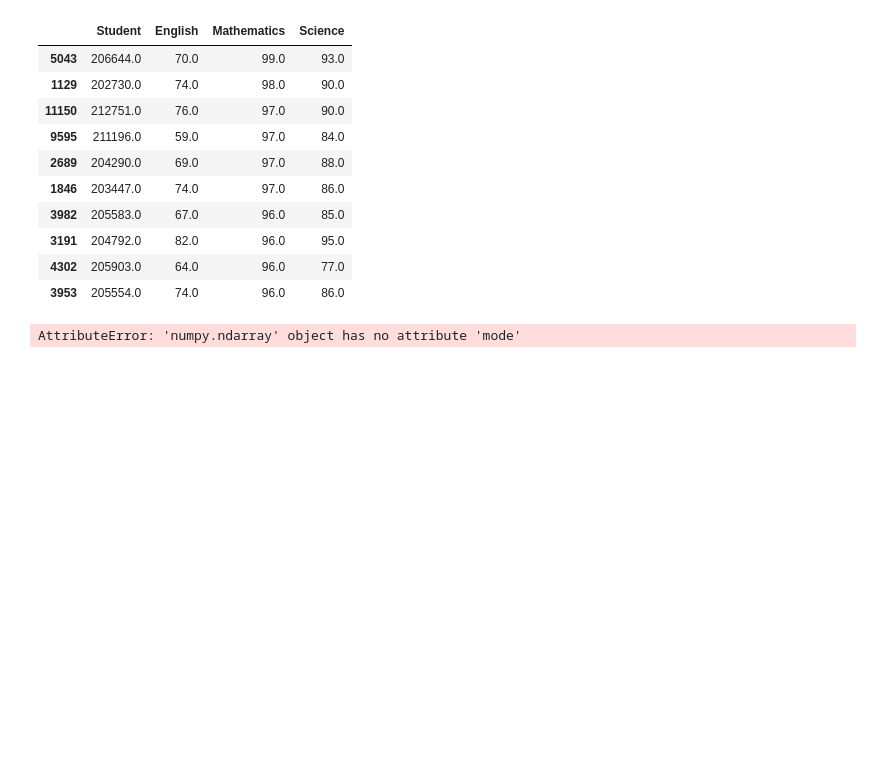
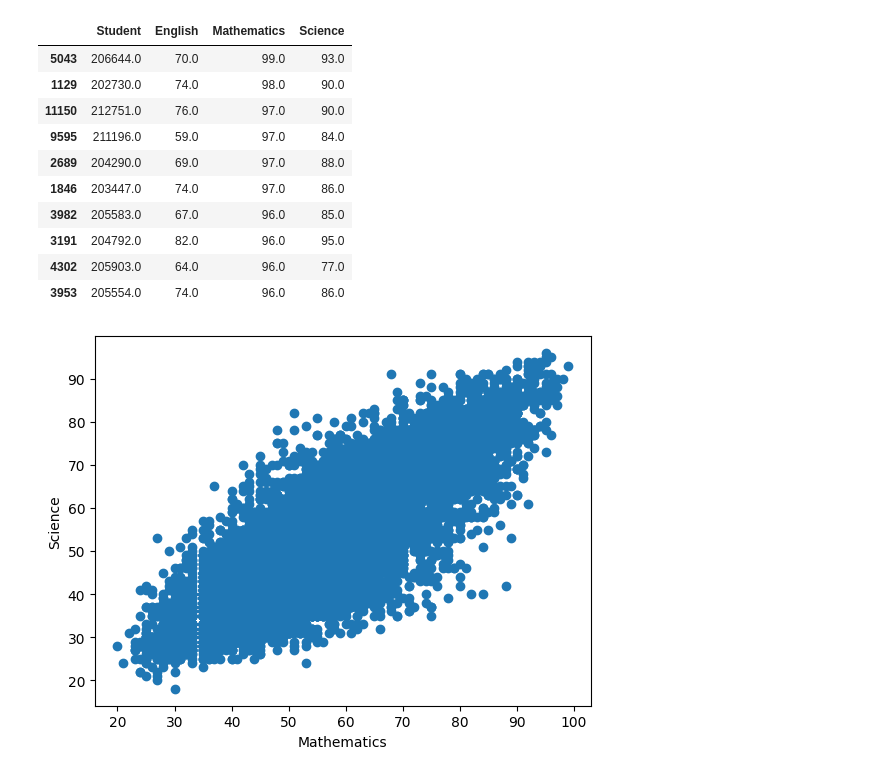
Before and after one commit to moktan456/DataScience_BTN, a Jupyter notebook: data/Data Analysis using Pandas.ipynb, the cells around one changed output. Saved outputs shown, nothing was run; the diff lists cells and outputs as text; code cells hidden in the pictures; blank space fills up the shorter version.

```diff
--- a/data/Data Analysis using Pandas.ipynb
+++ b/data/Data Analysis using Pandas.ipynb
@@ -126,7 +121,11 @@ df.head(10)
 | 3191 | 204792.0 | 82.0 | 96.0 | 95.0 |
 | 4302 | 205903.0 | 64.0 | 96.0 | 77.0 |
 | 3953 | 205554.0 | 74.0 | 96.0 | 86.0 |
-# %%
-eng.mode()
-# %% [output]
-AttributeError: 'numpy.ndarray' object has no attribute 'mode'
+# %%
+# Ploting scatter plot
+plt.scatter(mat, sci)
+plt.xlabel('Mathematics')
+plt.ylabel('Science')
+plt.show()
+# %% [output]
+[figure, added]
```
Also changed, not shown: parts of 16 cells of this notebook.
